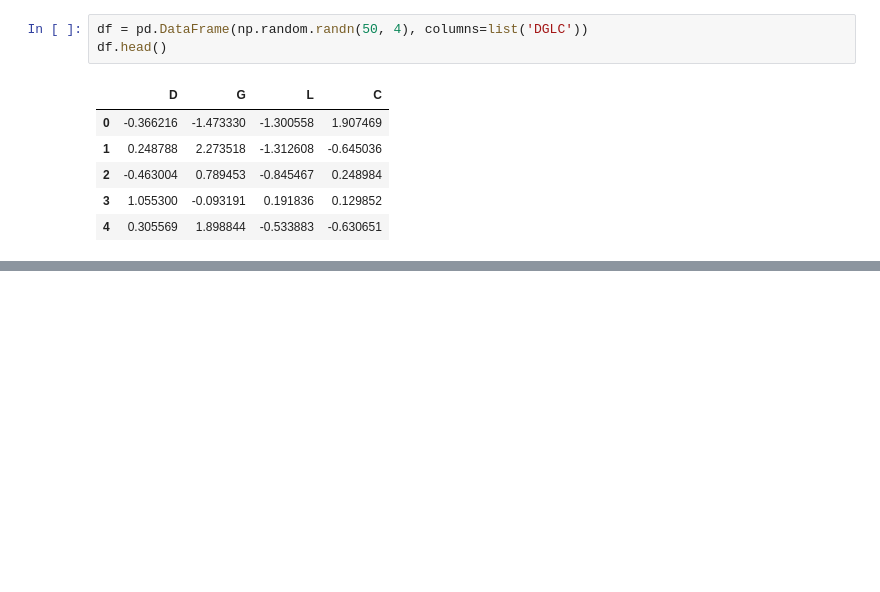
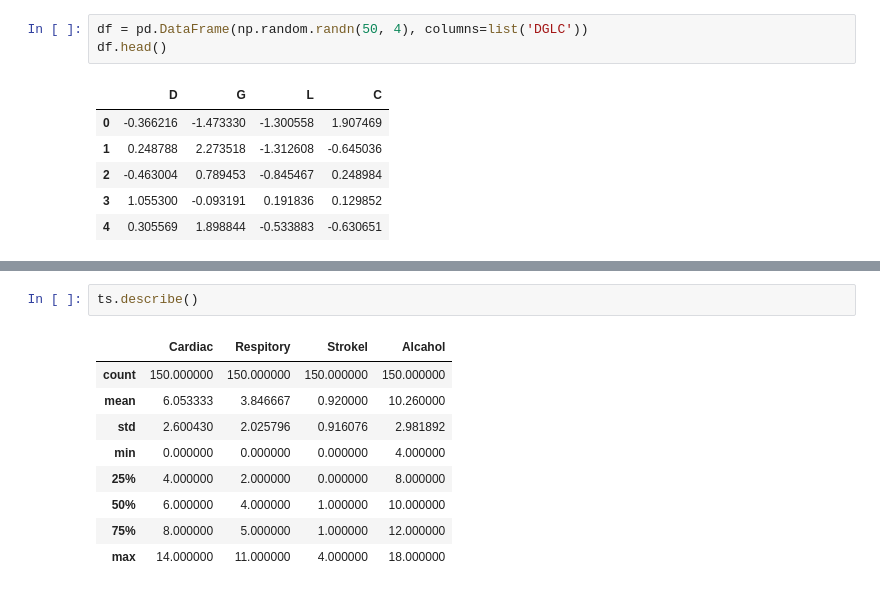
Before and after one commit to eamonnofarrell/Programming_Project, a Jupyter notebook: Prog_Project.ipynb, the cells around one changed output, grey strips where cells are left out. Drawn from its saved outputs; the diff is of its cells as text; blank space fills up the shorter version.

```diff
--- a/Prog_Project.ipynb
+++ b/Prog_Project.ipynb
@@ -75,0 +126,12 @@ df.head()
+# %%
+ts.describe()
+# %% [output]
+|  | Cardiac | Respitory | Strokel | Alcahol |
+| count | 150.000000 | 150.000000 | 150.000000 | 150.000000 |
+| mean | 6.053333 | 3.846667 | 0.920000 | 10.260000 |
+| std | 2.600430 | 2.025796 | 0.916076 | 2.981892 |
+| min | 0.000000 | 0.000000 | 0.000000 | 4.000000 |
+| 25% | 4.000000 | 2.000000 | 0.000000 | 8.000000 |
+| 50% | 6.000000 | 4.000000 | 1.000000 | 10.000000 |
+| 75% | 8.000000 | 5.000000 | 1.000000 | 12.000000 |
+| max | 14.000000 | 11.000000 | 4.000000 | 18.000000 |
```
Also changed, not shown: parts of 8 cells of this notebook.
